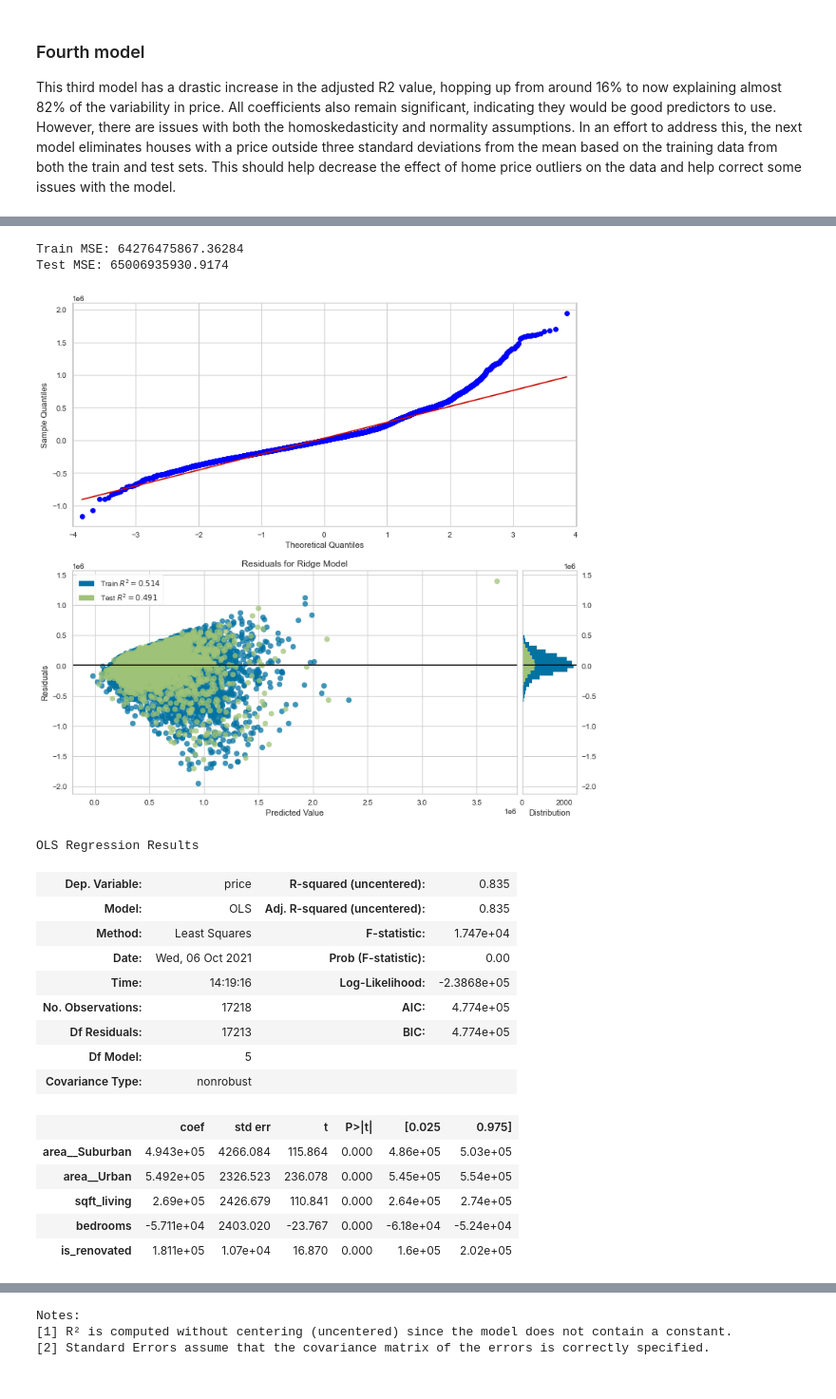
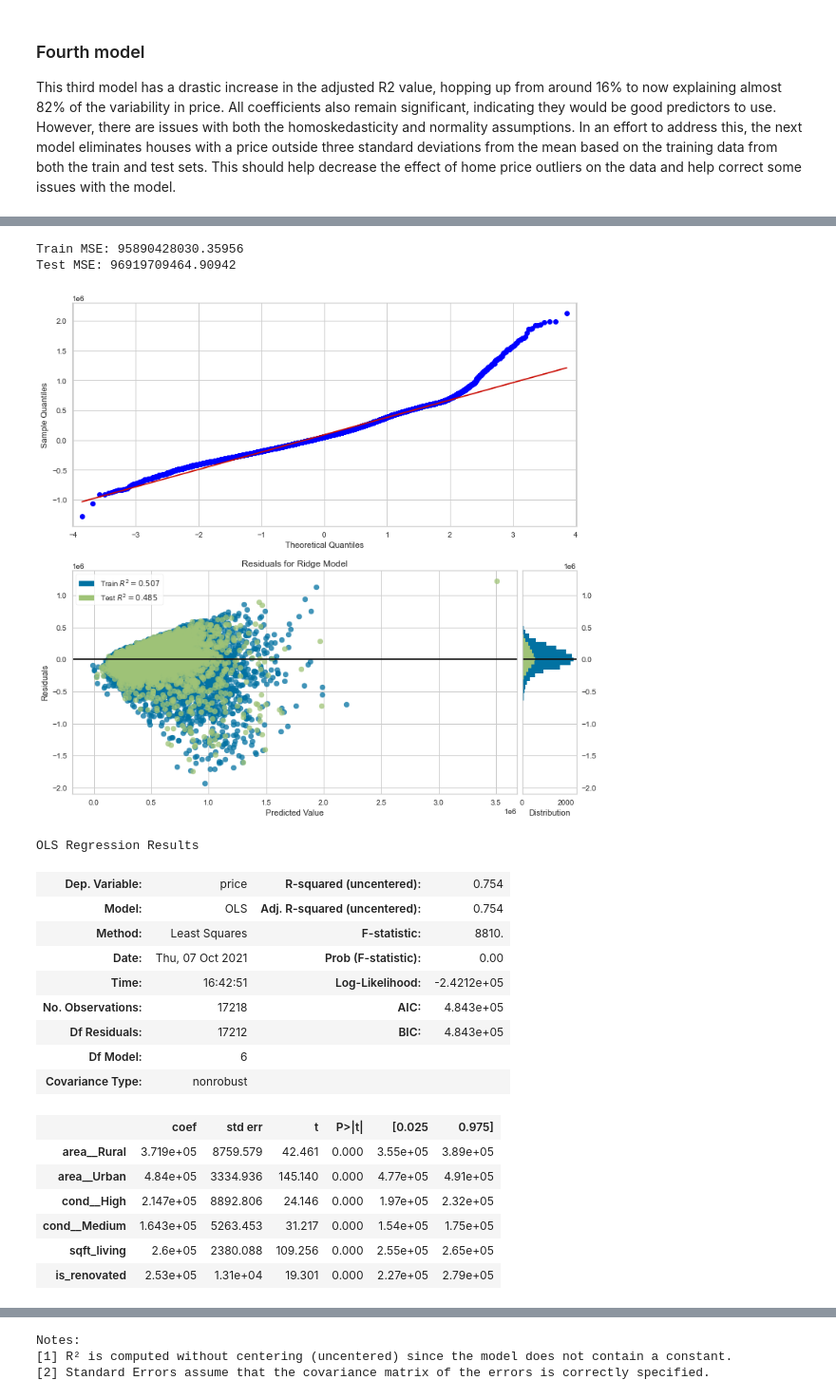
Before and after one commit to Sombrero7/project2, a Jupyter notebook: King_County_Analysis.ipynb, the cells around one changed output, grey strips where cells are left out. Shown at 95% size. Cells and saved outputs as stored; diff of their text form; code cells hidden in the pictures.

```diff
--- a/King_County_Analysis.ipynb
+++ b/King_County_Analysis.ipynb
@@ -491,0 +526,29 @@ Notes:
+# %%
+#Features we are interested in for this model
+features_of_interest = ['sqft_living']
+
+#categorical data that we want to include in our model
+condition_df = pd.get_dummies(df['conditions_bin'], prefix='cond_')
+#Drops a column to avoid issues in the model
+condition_df = condition_df.drop(columns = 'cond__Low')
+
+X_df = pd.concat([city_df, condition_df, df[features_of_interest]], axis=1)
+
+X_train, X_test, y_train, y_test = train_test_split(X_df, y_df, test_size=0.2, random_state=69)
+
+#filtering out the high priced homes. we want the lower 97.5%
+train = pd.concat([X_train, y_train], axis=1)
+test = pd.concat([X_test, y_test], axis=1)
+
+price_cutoff = train['price'].quantile(0.997)
+train = train[train['price'] < price_cutoff]
+test = test[test['price'] < price_cutoff]
+
+X_train = train.drop(columns='price')
+y_train = train['price']
+
+X_test = test.drop(columns='price')
+y_test = test['price']
+
+fifth_model = model_maker(X_train, X_test, y_train, y_test, features_of_interest)
+fifth_model.summary()
@@ -495,46 +585,45 @@ This fourth model shows a slight increase in adjusted R2 after cutting out the o
 # %%
-# Unused model that includes the factors from the forth model + is_renovated
+#Features we are interested in for this model
+features_of_interest = ['sqft_living']
 
-#the features we are interested in for this model
-features_of_interest = ['sqft_living', 'bedrooms']
-
-X_df = pd.concat([city_df, df[features_of_interest], df['is_renovated']], axis=1)
+X_df = pd.concat([city_df, condition_df, df[features_of_interest], df['is_renovated']], axis=1)
 
 X_train, X_test, y_train, y_test = train_test_split(X_df, y_df, test_size=0.2, random_state=69)
 
-#Filtering out the high priced outliers
+#filtering out the high priced homes. we want the lower 97.5%
 train = pd.concat([X_train, y_train], axis=1)
 test = pd.concat([X_test, y_test], axis=1)
 
 price_cutoff = train['price'].quantile(0.997)
 train = train[train['price'] < price_cutoff]
 test = test[test['price'] < price_cutoff]
 
 X_train = train.drop(columns='price')
 y_train = train['price']
 
 X_test = test.drop(columns='price')
 y_test = test['price']
 
-fifth_model = model_maker(X_train, X_test, y_train, y_test, features_of_interest)
-fifth_model.summary()
+sixth_model = model_maker(X_train, X_test, y_train, y_test, features_of_interest)
+sixth_model.summary()
 # %% [output]
-Train MSE: 64276475867.36284
-Test MSE: 65006935930.9174
+Train MSE: 95890428030.35956
+Test MSE: 96919709464.90942
-[figure, old version]
+[figure, new version]
 OLS Regression Results
-| Dep. Variable: | price | R-squared (uncentered): | 0.835 |
-| Model: | OLS | Adj. R-squared (uncentered): | 0.835 |
-| Method: | Least Squares | F-statistic: | 1.747e+04 |
-| Date: | Wed, 06 Oct 2021 | Prob (F-statistic): | 0.00 |
-| Time: | 14:19:16 | Log-Likelihood: | -2.3868e+05 |
-| No. Observations: | 17218 | AIC: | 4.774e+05 |
-| Df Residuals: | 17213 | BIC: | 4.774e+05 |
-| Df Model: | 5 |  |  |
+| Dep. Variable: | price | R-squared (uncentered): | 0.754 |
+| Model: | OLS | Adj. R-squared (uncentered): | 0.754 |
+| Method: | Least Squares | F-statistic: | 8810. |
+| Date: | Thu, 07 Oct 2021 | Prob (F-statistic): | 0.00 |
+| Time: | 16:42:51 | Log-Likelihood: | -2.4212e+05 |
+| No. Observations: | 17218 | AIC: | 4.843e+05 |
+| Df Residuals: | 17212 | BIC: | 4.843e+05 |
+| Df Model: | 6 |  |  |
 | Covariance Type: | nonrobust |  |  |
 |  | coef | std err | t | P>|t| | [0.025 | 0.975] |
-| area__Suburban | 4.943e+05 | 4266.084 | 115.864 | 0.000 | 4.86e+05 | 5.03e+05 |
-| area__Urban | 5.492e+05 | 2326.523 | 236.078 | 0.000 | 5.45e+05 | 5.54e+05 |
-| sqft_living | 2.69e+05 | 2426.679 | 110.841 | 0.000 | 2.64e+05 | 2.74e+05 |
-| bedrooms | -5.711e+04 | 2403.020 | -23.767 | 0.000 | -6.18e+04 | -5.24e+04 |
-| is_renovated | 1.811e+05 | 1.07e+04 | 16.870 | 0.000 | 1.6e+05 | 2.02e+05 |
+| area__Rural | 3.719e+05 | 8759.579 | 42.461 | 0.000 | 3.55e+05 | 3.89e+05 |
+| area__Urban | 4.84e+05 | 3334.936 | 145.140 | 0.000 | 4.77e+05 | 4.91e+05 |
+| cond__High | 2.147e+05 | 8892.806 | 24.146 | 0.000 | 1.97e+05 | 2.32e+05 |
+| cond__Medium | 1.643e+05 | 5263.453 | 31.217 | 0.000 | 1.54e+05 | 1.75e+05 |
+| sqft_living | 2.6e+05 | 2380.088 | 109.256 | 0.000 | 2.55e+05 | 2.65e+05 |
+| is_renovated | 2.53e+05 | 1.31e+04 | 19.301 | 0.000 | 2.27e+05 | 2.79e+05 |
```
Also changed, not shown: parts of 27 cells of this notebook.
